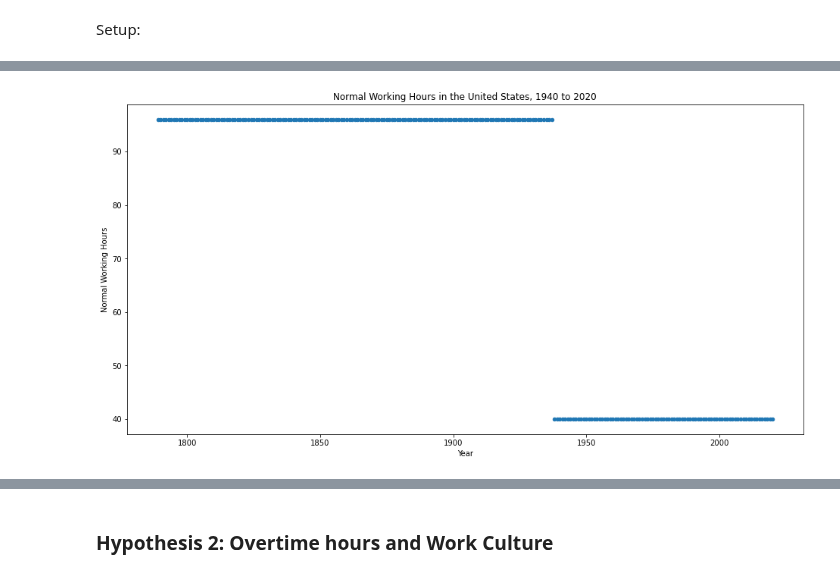
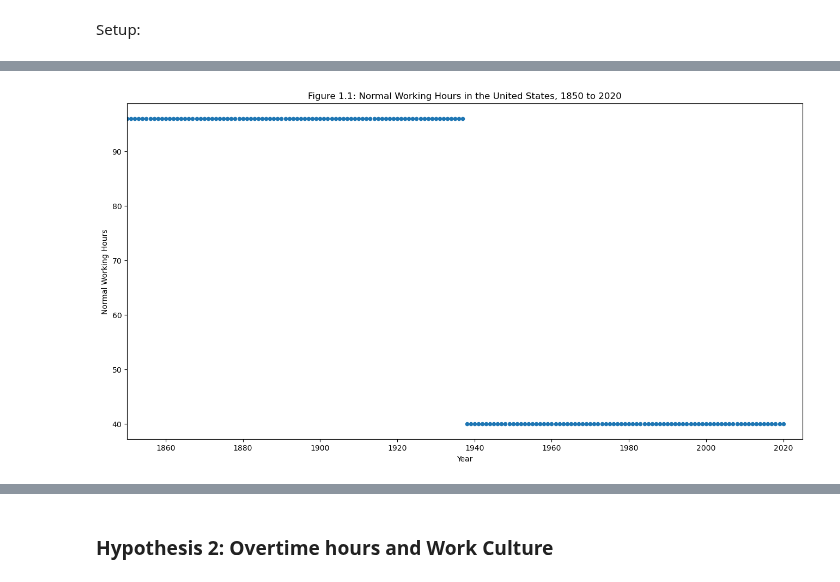
Before and after one commit to trevor-moss/ek121_finalProj, a Jupyter notebook: submission_format.ipynb, the cells around one changed output, grey strips where cells are left out. Cells and saved outputs as stored; diff of their text form; code cells hidden in the pictures.

```diff
--- a/submission_format.ipynb
+++ b/submission_format.ipynb
@@ -52,17 +56,18 @@ We hypothesize that, globally, there has been a shift to lower labor hours due t
 # %%
 # Plot 1.1
 
 df_by_year = df.sort_values(["year"]) # sort everything by year
 df_US = df.loc[df['country_name'] == "United States of America"] # get only the USA labor hours data
 
 df_US_hours = df_US[["country_name", "year", "normalhours"]] # only get these columns
 df_US_hours.plot.scatter(x="year", y="normalhours") # plot the year vs. normal working hours
 
 plt.xlabel('Year')
 plt.ylabel('Normal Working Hours')
-plt.title('Normal Working Hours in the United States, 1940 to 2020')
+plt.title('Figure 1.1: Normal Working Hours in the United States, 1850 to 2020')
+plt.xlim(1850, 2025)
 
 plt.show()
 # %% [output]
-[figure, old version]
+[figure, new version]
 # %% [markdown]
```
Also changed, not shown: parts of 10 cells of this notebook.
